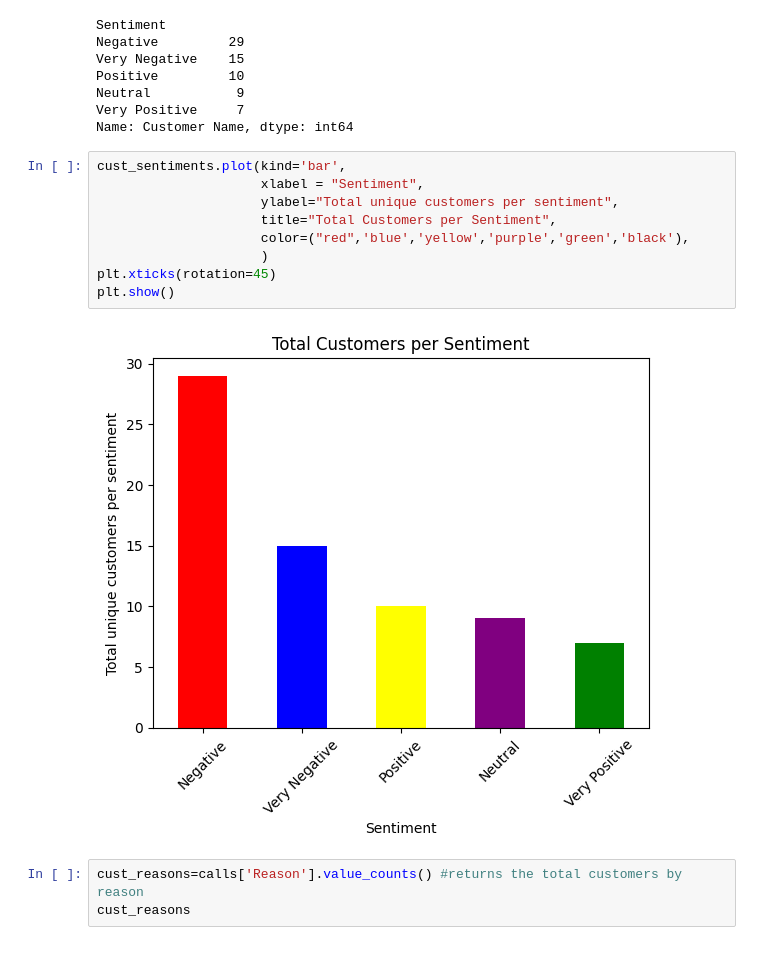
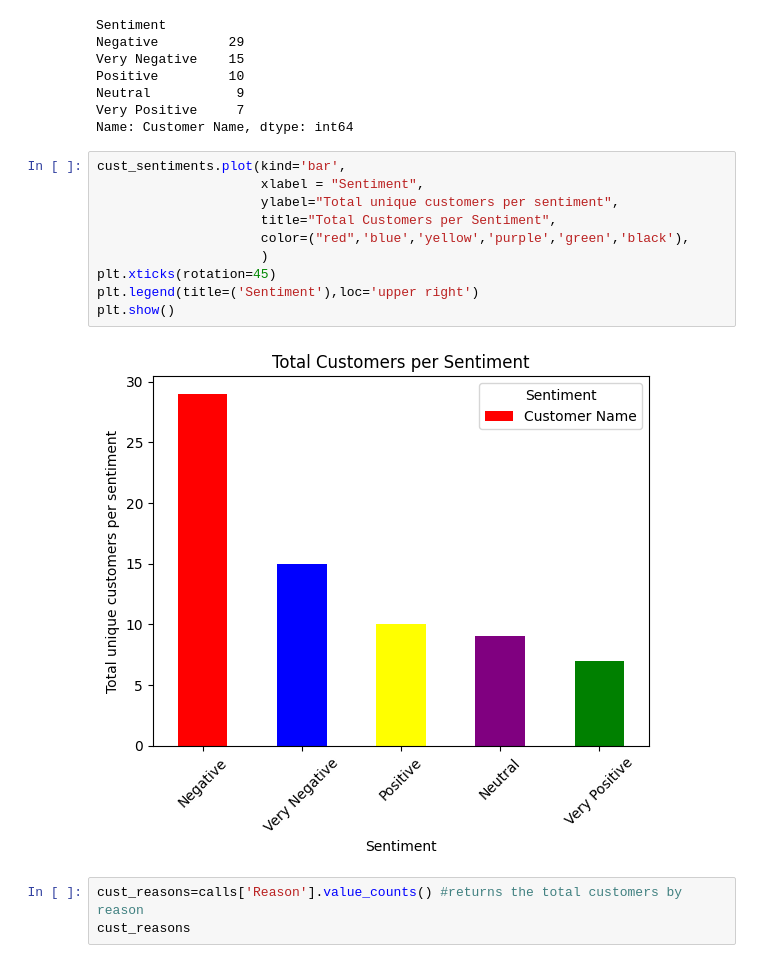
Before and after one commit to nduaNdegwa/Data-Analysis-with-Python, a Jupyter notebook: Call-Sentiment-Sample-Data.ipynb, the cells around one changed output. Saved outputs shown, nothing was run; the diff lists cells and outputs as text.

```diff
--- a/Call-Sentiment-Sample-Data.ipynb
+++ b/Call-Sentiment-Sample-Data.ipynb
@@ -149,14 +149,15 @@ Name: Customer Name, dtype: int64
 # %%
 cust_sentiments.plot(kind='bar',
                      xlabel = "Sentiment",
                      ylabel="Total unique customers per sentiment",
                      title="Total Customers per Sentiment",
                      color=("red",'blue','yellow','purple','green','black'),
                      )
 plt.xticks(rotation=45)
+plt.legend(title=('Sentiment'),loc='upper right')
 plt.show()
 # %% [output]
-[figure, old version]
+[figure, new version]
 # %%
 cust_reasons=calls['Reason'].value_counts() #returns the total customers by reason
 cust_reasons
```
Also changed, not shown: parts of 11 cells of this notebook.
